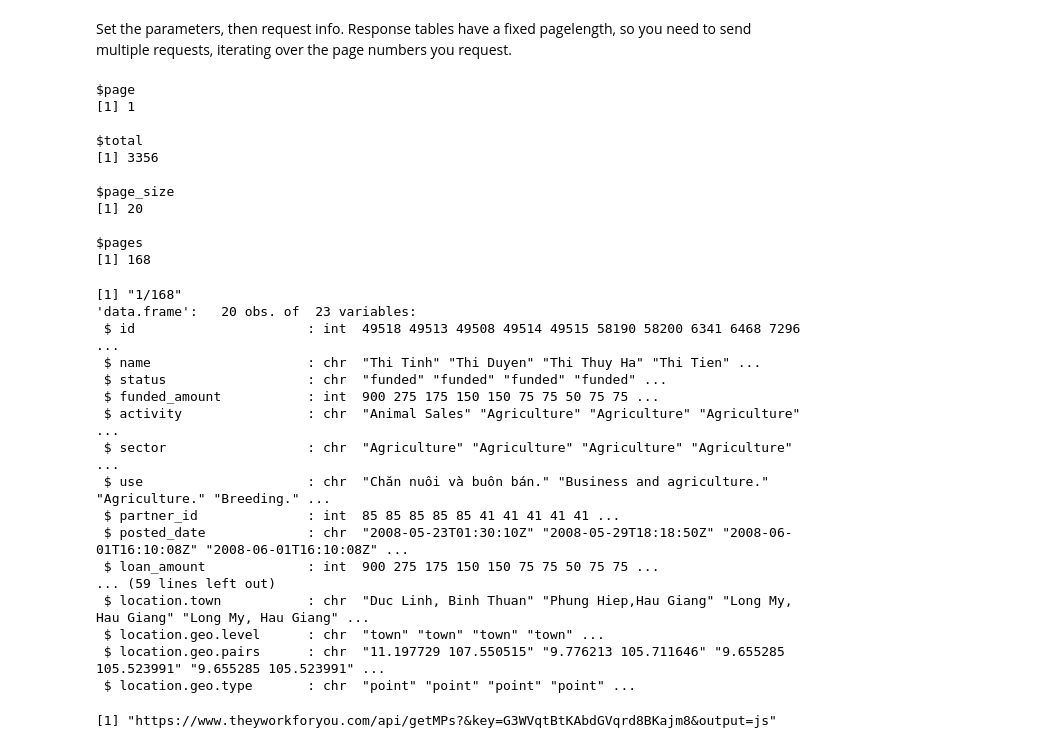
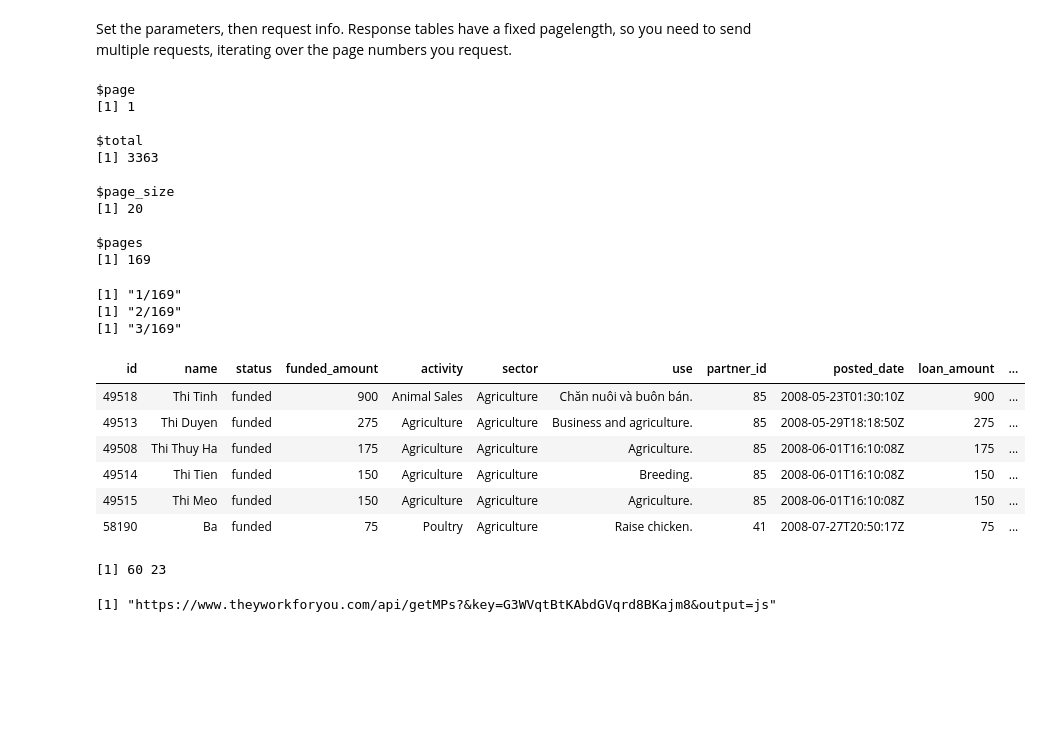
Before and after one commit to AStrittmatter/CDA, a Jupyter notebook: Webscraping/Scripts/rest-kiva.ipynb, the cells around one changed output. Cells and saved outputs as stored; diff of their text form; code cells hidden in the pictures; blank space fills up the shorter version.

```diff
--- a/Webscraping/Scripts/rest-kiva.ipynb
+++ b/Webscraping/Scripts/rest-kiva.ipynb
@@ -358,6 +338,9 @@ header <- names(response$loans)
 write.table(t(header), file = "Data/kiva.csv", sep = ";",
             col.names = FALSE, row.names = FALSE)
 
+# Or collect in data frame (don't do this for large jobs)
+## data <- data.frame(matrix(nrow = 0, ncol = columns))
+## names(data) <- header
 
 ## Simple helper function to flatten columns
 unnest <- function(col) paste(unlist(col), collapse = ", ")
@@ -367,55 +350,55 @@ unnest <- function(col) paste(unlist(col), collapse = ", ")
 for (p in seq(1, maxpages, by = 1)[1:3]) {
 
     ## Info
     print(paste0(p, "/", maxpages))
 
     ## Append page to uri
     pquery <- paste0(uri, "&page=", p)
 
     ## Get data, assert completeness
     loans <- fromJSON(pquery, flatten = TRUE)$loans
     stopifnot(nrow(loans) == pagelength)
     stopifnot(ncol(loans) == columns)
 
-    ## Fix nested list columns ... or just use data.table::fwrite()
+    ## Fix nested list columns
     loans$tags <- sapply(loans$tags, unnest)
     ## loans$themes <- sapply(loans$themes, unnest) # missing for older records
     loans$description.languages <- sapply(loans$description.languages, unnest)
 
-    ## Write to file or append to object here
-    ## ...
+    ## Collect loans in data frame
+    ## data <- rbind(data, loans)
+
+    ## Better to append to file
     write.table(loans, "Data/kiva.csv", sep = ";", append = TRUE,
                 col.names = FALSE, row.names = FALSE)
+
 }
+
+head(data)
+dim(data)
 # %% [output]
 $page
 [1] 1
 
 $total
-[1] 3356
+[1] 3363
 
 $page_size
 [1] 20
 
 $pages
-[1] 168
+[1] 169
-[1] "1/168"
-'data.frame':   20 obs. of  23 variables:
- $ id                      : int  49518 49513 49508 49514 49515 58190 58200 6341 6468 7296 ...
- $ name                    : chr  "Thi Tinh" "Thi Duyen" "Thi Thuy Ha" "Thi Tien" ...
- $ status                  : chr  "funded" "funded" "funded" "funded" ...
- $ funded_amount           : int  900 275 175 150 150 75 75 50 75 75 ...
- $ activity                : chr  "Animal Sales" "Agriculture" "Agriculture" "Agriculture" ...
- $ sector                  : chr  "Agriculture" "Agriculture" "Agriculture" "Agriculture" ...
- $ use                     : chr  "Chăn nuôi và buôn bán." "Business and agriculture." "Agriculture." "Breeding." ...
- $ partner_id              : int  85 85 85 85 85 41 41 41 41 41 ...
- $ posted_date             : chr  "2008-05-23T01:30:10Z" "2008-05-29T18:18:50Z" "2008-06-01T16:10:08Z" "2008-06-01T16:10:08Z" ...
- $ loan_amount             : int  900 275 175 150 150 75 75 50 75 75 ...
-... (59 lines left out)
- $ location.town           : chr  "Duc Linh, Binh Thuan" "Phung Hiep,Hau Giang" "Long My, Hau Giang" "Long My, Hau Giang" ...
- $ location.geo.level      : chr  "town" "town" "town" "town" ...
- $ location.geo.pairs      : chr  "11.197729 107.550515" "9.776213 105.711646" "9.655285 105.523991" "9.655285 105.523991" ...
- $ location.geo.type       : chr  "point" "point" "point" "point" ...
+[1] "1/169"
+[1] "2/169"
+[1] "3/169"
+| id | name | status | funded_amount | activity | sector | use | partner_id | posted_date | loan_amount | ... |
+| 49518 | Thi Tinh | funded | 900 | Animal Sales | Agriculture | Chăn nuôi và buôn bán. | 85 | 2008-05-23T01:30:10Z | 900 | ... |
+| 49513 | Thi Duyen | funded | 275 | Agriculture | Agriculture | Business and agriculture. | 85 | 2008-05-29T18:18:50Z | 275 | ... |
+| 49508 | Thi Thuy Ha | funded | 175 | Agriculture | Agriculture | Agriculture. | 85 | 2008-06-01T16:10:08Z | 175 | ... |
+| 49514 | Thi Tien | funded | 150 | Agriculture | Agriculture | Breeding. | 85 | 2008-06-01T16:10:08Z | 150 | ... |
+| 49515 | Thi Meo | funded | 150 | Agriculture | Agriculture | Agriculture. | 85 | 2008-06-01T16:10:08Z | 150 | ... |
+| 58190 | Ba | funded | 75 | Poultry | Agriculture | Raise chicken. | 41 | 2008-07-27T20:50:17Z | 75 | ... |
+[1] 60 23
 # %%
 ## TheyWorkForYou.com Example
 apikey <- "G3WVqtBtKAbdGVqrd8BKajm8"
```
Also changed, not shown: parts of 8 cells of this notebook, 11 other files.
